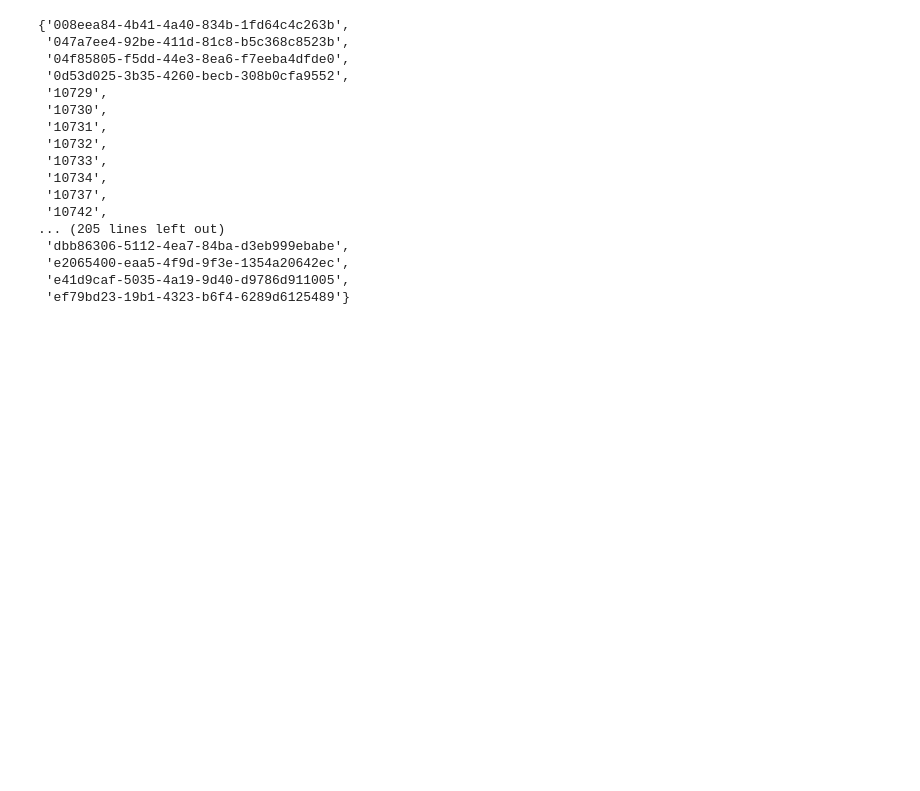
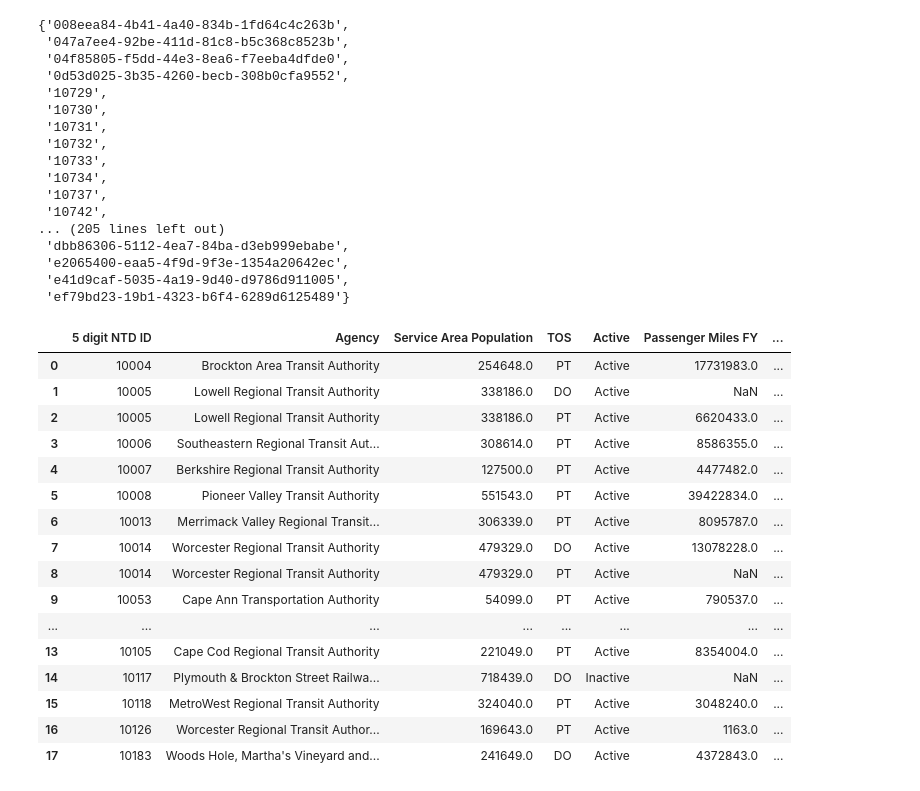
Before and after one commit to cumason123/transit-equity, a Jupyter notebook: notebooks/StrategicQuestions.ipynb, the cells around one changed output. Saved outputs shown, nothing was run; the diff lists cells and outputs as text; code cells hidden in the pictures; blank space fills up the shorter version.

```diff
--- a/notebooks/StrategicQuestions.ipynb
+++ b/notebooks/StrategicQuestions.ipynb
@@ -169,3 +163,23 @@ set(data['result']['route_id'])
  'e2065400-eaa5-4f9d-9f3e-1354a20642ec',
  'e41d9caf-5035-4a19-9d40-d9786d911005',
  'ef79bd23-19b1-4323-b6f4-6289d6125489'}
+# %%
+ridership_df
+# %% [output]
+|  | 5 digit NTD ID | Agency | Service Area Population | TOS | Active | Passenger Miles FY | ... |
+| 0 | 10004 | Brockton Area Transit Authority | 254648.0 | PT | Active | 17731983.0 | ... |
+| 1 | 10005 | Lowell Regional Transit Authority | 338186.0 | DO | Active | NaN | ... |
+| 2 | 10005 | Lowell Regional Transit Authority | 338186.0 | PT | Active | 6620433.0 | ... |
+| 3 | 10006 | Southeastern Regional Transit Aut... | 308614.0 | PT | Active | 8586355.0 | ... |
+| 4 | 10007 | Berkshire Regional Transit Authority | 127500.0 | PT | Active | 4477482.0 | ... |
+| 5 | 10008 | Pioneer Valley Transit Authority | 551543.0 | PT | Active | 39422834.0 | ... |
+| 6 | 10013 | Merrimack Valley Regional Transit... | 306339.0 | PT | Active | 8095787.0 | ... |
+| 7 | 10014 | Worcester Regional Transit Authority | 479329.0 | DO | Active | 13078228.0 | ... |
+| 8 | 10014 | Worcester Regional Transit Authority | 479329.0 | PT | Active | NaN | ... |
+| 9 | 10053 | Cape Ann Transportation Authority | 54099.0 | PT | Active | 790537.0 | ... |
+| ... | ... | ... | ... | ... | ... | ... | ... |
+| 13 | 10105 | Cape Cod Regional Transit Authority | 221049.0 | PT | Active | 8354004.0 | ... |
+| 14 | 10117 | Plymouth & Brockton Street Railwa... | 718439.0 | DO | Inactive | NaN | ... |
+| 15 | 10118 | MetroWest Regional Transit Authority | 324040.0 | PT | Active | 3048240.0 | ... |
+| 16 | 10126 | Worcester Regional Transit Author... | 169643.0 | PT | Active | 1163.0 | ... |
+| 17 | 10183 | Woods Hole, Martha's Vineyard and... | 241649.0 | DO | Active | 4372843.0 | ... |
```
Also changed, not shown: parts of 2 cells of this notebook.
